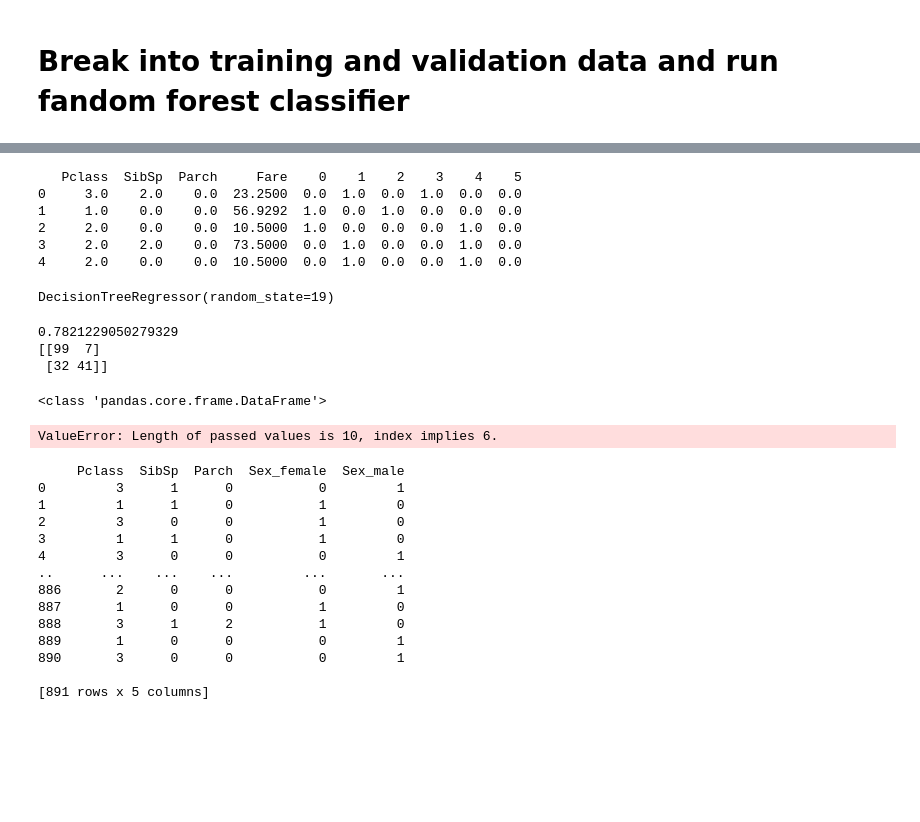
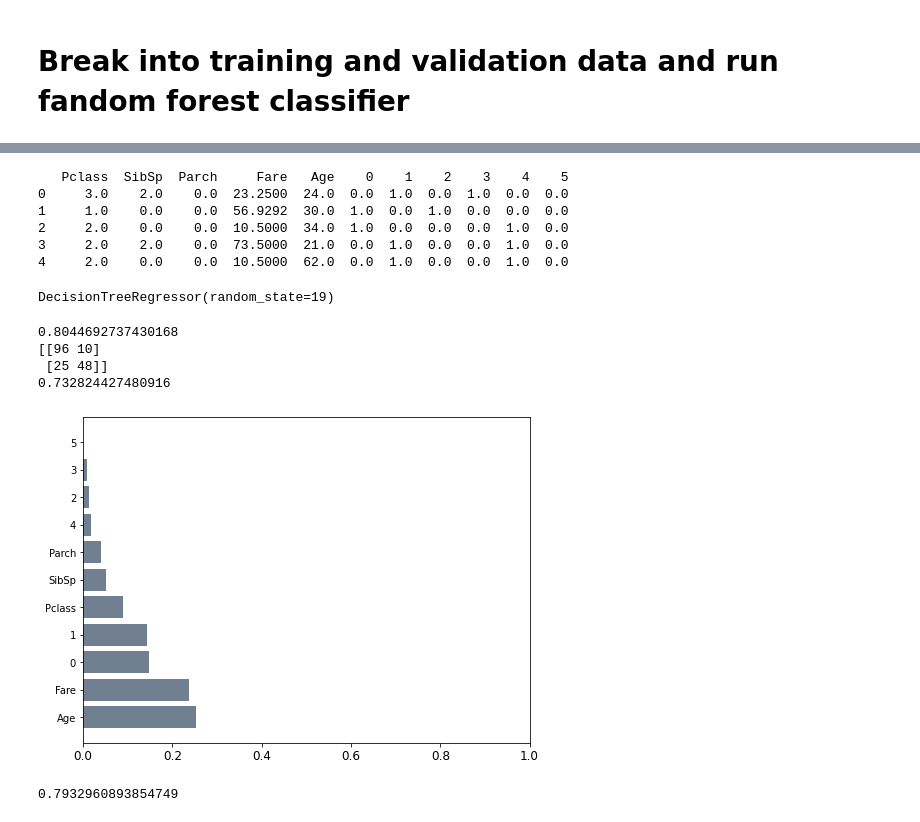
Before and after one commit to joshfuchs/DataScience_projects, a Jupyter notebook: titanic.ipynb, the cells around one changed output, grey strips where cells are left out. Drawn from its saved outputs; the diff is of its cells as text; code cells hidden in the pictures; blank space fills up the shorter version.

Commit message:
pipeline and model optimization

```diff
--- a/titanic.ipynb
+++ b/titanic.ipynb
@@ -166,16 +208,22 @@ plt.show()
 # Break training data into testing and training sets so we can test a random forest classifier
 
 # The columns we care about are Pclass[2], Sec[4], Age[5], SibSp[6], Parch[7], Fare[8], Embarked[10]
-# The column we want to predict is Survived [1]
 
 # target we are looking for is 'Survived'
 y = train_df.Survived
 
 ####
 # Age column is throwing nans, need to sort out why
+# Column with missing data
+# Age 177
+# Cabin 687
+# Embarked 2
 ####
 
-features = ['Pclass', 'Sex', 'SibSp', 'Parch', 'Fare', 'Embarked']
+# features = ['Pclass', 'Sex', 'SibSp', 'Age', 'Parch', 'Ticket', 'Fare', 'Cabin', 'Embarked']
+# this is all of the features
+
+features = ['Pclass', 'Sex', 'SibSp', 'Parch', 'Fare', 'Embarked', 'Age']
 #X = pd.get_dummies(train_df[features])
 X = train_df[features]
 #X_test = pd.get_dummies(test_df[features])
@@ -200,7 +248,7 @@ oh_cols_valid = pd.DataFrame(oh_encoder.transform(X_valid[object_cols]))
 oh_cols_train.index = X_train.index
 oh_cols_valid.index = X_valid.index
 
-# remove cetegorial colums (will replace with oh encoding)
+# remove categorical colums (will replace with oh encoding)
 num_X_train = X_train.drop(object_cols, axis = 1)
 num_X_valid = X_valid.drop(object_cols, axis = 1)
 
@@ -211,7 +259,7 @@ oh_X_valid = pd.concat([num_X_valid, oh_cols_valid], axis = 1)
 
 #Impute any missing values
 # imputation
-my_imputer = SimpleImputer()
+my_imputer = SimpleImputer(strategy='most_frequent')
 imputed_X_train = pd.DataFrame(my_imputer.fit_transform(oh_X_train))
 imputed_X_valid = pd.DataFrame(my_imputer.transform(oh_X_valid))
 
@@ -222,12 +270,12 @@ imputed_X_valid.columns = oh_X_valid.columns
 #print(X_train[X_train.isnull().any(axis=1)])
 print(imputed_X_train.head())
 # %% [output]
-   Pclass  SibSp  Parch     Fare    0    1    2    3    4    5
-0     3.0    2.0    0.0  23.2500  0.0  1.0  0.0  1.0  0.0  0.0
-1     1.0    0.0    0.0  56.9292  1.0  0.0  1.0  0.0  0.0  0.0
-2     2.0    0.0    0.0  10.5000  1.0  0.0  0.0  0.0  1.0  0.0
-3     2.0    2.0    0.0  73.5000  0.0  1.0  0.0  0.0  1.0  0.0
-4     2.0    0.0    0.0  10.5000  0.0  1.0  0.0  0.0  1.0  0.0
+   Pclass  SibSp  Parch     Fare   Age    0    1    2    3    4    5
+0     3.0    2.0    0.0  23.2500  24.0  0.0  1.0  0.0  1.0  0.0  0.0
+1     1.0    0.0    0.0  56.9292  30.0  1.0  0.0  1.0  0.0  0.0  0.0
+2     2.0    0.0    0.0  10.5000  34.0  1.0  0.0  0.0  0.0  1.0  0.0
+3     2.0    2.0    0.0  73.5000  21.0  0.0  1.0  0.0  0.0  1.0  0.0
+4     2.0    0.0    0.0  10.5000  62.0  0.0  1.0  0.0  0.0  1.0  0.0
 # %%
 # Run a decision tree regressor
 # Build the model
@@ -242,7 +290,7 @@ DecisionTreeRegressor(random_state=19)
 # %%
 # Run a random forest classifier
 
-model = RandomForestClassifier(n_estimators=100, max_depth=5, random_state=1)
+model = RandomForestClassifier(n_estimators=200, max_depth=15, random_state=1)
 model.fit(imputed_X_train,y_train)
 predictions = model.predict(imputed_X_valid)
 # %%
@@ -254,24 +302,24 @@ print(metrics.accuracy_score(y_valid, predictions))
 
 #print(metrics.classification_report(Y_validation, predictions))
 print(metrics.confusion_matrix(y_valid , predictions))
+print(metrics.f1_score(y_valid , predictions))
 # %% [output]
-0.7821229050279329
-[[99  7]
- [32 41]]
+0.8044692737430168
+[[96 10]
+ [25 48]]
+0.732824427480916
-# %%
-print(type(X))
-# %% [output]
-<class 'pandas.core.frame.DataFrame'>
 # %%
 # visualize the importance of different features
-feature_imp = pd.Series(model.feature_importances_,index=X.columns).sort_values(ascending=False)
+feature_imp = pd.Series(model.feature_importances_,index=imputed_X_train.columns).sort_values(ascending=False)
+
 #print(feature_imp[:])
+#print(feature_imp.index.map(str))
 
 plt.figure(figsize=(8,6))
-plt.barh(feature_imp.index,feature_imp[:],color = 'slategray', align='center')
+plt.barh(feature_imp.index.map(str),feature_imp[:],color = 'slategray', align='center')
 plt.xlim((0,1))
 plt.xticks(fontsize=12)
 plt.xticks(fontsize=12)
 plt.show()
 # %% [output]
-ValueError: Length of passed values is 10, index implies 6.
+[figure, added]
@@ -290,17 +326,2 @@ predictions = model.predict(X_test)
 # %%
-print(X)
+# set up a pipeline to run this automatically
-# %% [output]
-     Pclass  SibSp  Parch  Sex_female  Sex_male
-0         3      1      0           0         1
-1         1      1      0           1         0
-2         3      0      0           1         0
-3         1      1      0           1         0
-4         3      0      0           0         1
-..      ...    ...    ...         ...       ...
-886       2      0      0           0         1
-887       1      0      0           1         0
-888       3      1      2           1         0
-889       1      0      0           0         1
-890       3      0      0           0         1
-
-[891 rows x 5 columns]
@@ -306,0 +355,15 @@ print(X)
+# %%
+# bundle preprocessing and moedling code in a pipeline
+my_pipeline = Pipeline(steps=[('preprocessor', preprocessor),
+                             ('model', model)])
+
+# preprocessing of training data, fit mode
+my_pipeline.fit(X_train, y_train)
+
+# preprocessing of validation data, get predictions
+preds = my_pipeline.predict(X_valid)
+
+
+print(metrics.accuracy_score(y_valid, preds))
+# %% [output]
+0.7932960893854749
```
Also changed, not shown: parts of 11 cells of this notebook.
